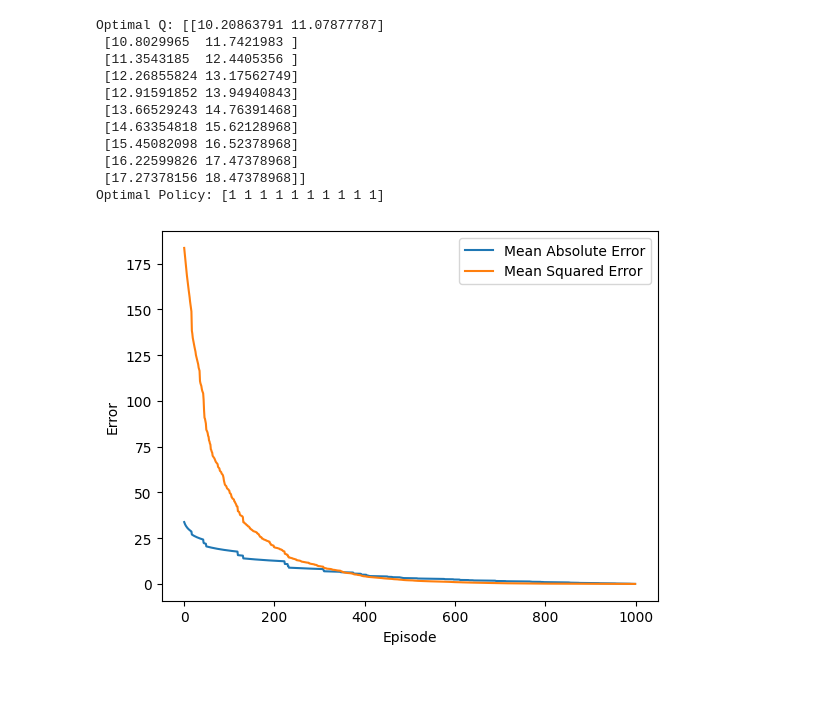
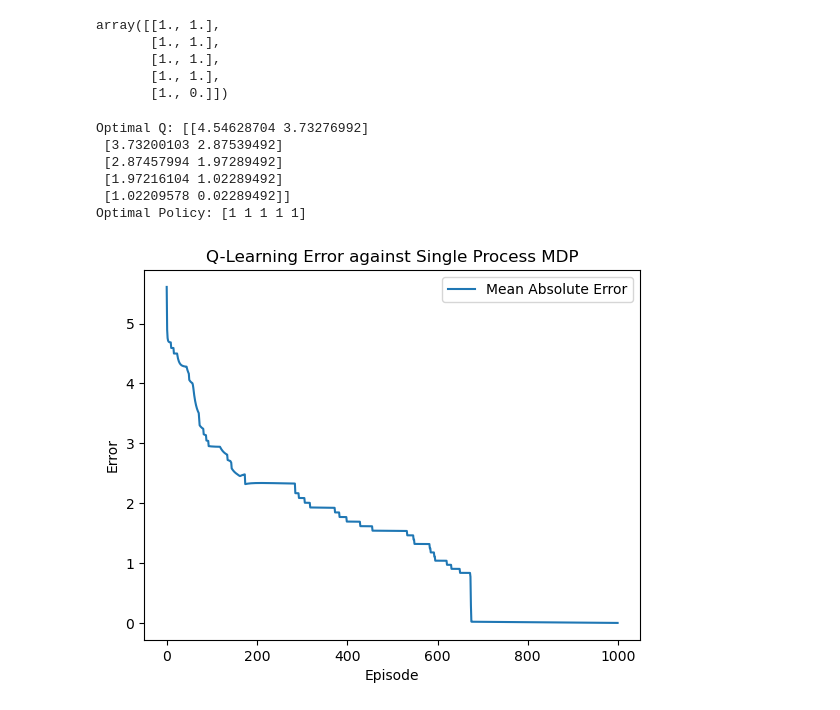
Before and after one commit to justinband/green-scheduling, a Jupyter notebook: q-learn.ipynb, the cells around one changed output. Cells and saved outputs as stored; diff of their text form; code cells hidden in the pictures; blank space fills up the shorter version.

Commit message:
Update q-learn for losses

```diff
--- a/q-learn.ipynb
+++ b/q-learn.ipynb
@@ -92,5 +11,5 @@ class QLearn:
 # %%
-NUM_STATES = 10
+NUM_STATES = 5
 env = SingleProcessMDP(NUM_STATES)
 env.reset()
 
@@ -102,23 +23,22 @@ hist = q_learn.execute()
+# %%
+env.r
+# %% [output]
+array([[1., 1.],
+       [1., 1.],
+       [1., 1.],
+       [1., 1.],
+       [1., 0.]])
 # %%
-optimal_q = hist[-1] # Optimal is the last one we stopped on.
+print("Optimal Q:", hist[-1])
+print("Optimal Policy:", q_learn.optimal_policy)
 
-print("Optimal Q:", optimal_q)
-
-optimal_policy = np.argmax(optimal_q, axis=1)
-print("Optimal Policy:", optimal_policy)
-
-q_learn.compute_loss(True, True)
-q_learn.plot_loss(True, True)
+q_learn.compute_loss()
+q_learn.plot_loss(True, False)
 # %% [output]
-Optimal Q: [[10.20863791 11.07877787]
- [10.8029965  11.7421983 ]
- [11.3543185  12.4405356 ]
- [12.26855824 13.17562749]
- [12.91591852 13.94940843]
- [13.66529243 14.76391468]
- [14.63354818 15.62128968]
- [15.45082098 16.52378968]
- [16.22599826 17.47378968]
- [17.27378156 18.47378968]]
-Optimal Policy: [1 1 1 1 1 1 1 1 1 1]
+Optimal Q: [[4.54628704 3.73276992]
+ [3.73200103 2.87539492]
+ [2.87457994 1.97289492]
+ [1.97216104 1.02289492]
+ [1.02209578 0.02289492]]
+Optimal Policy: [1 1 1 1 1]
-[figure, old version]
+[figure, new version]
```
Also changed, not shown: parts of 3 cells of this notebook, 1 other file.
